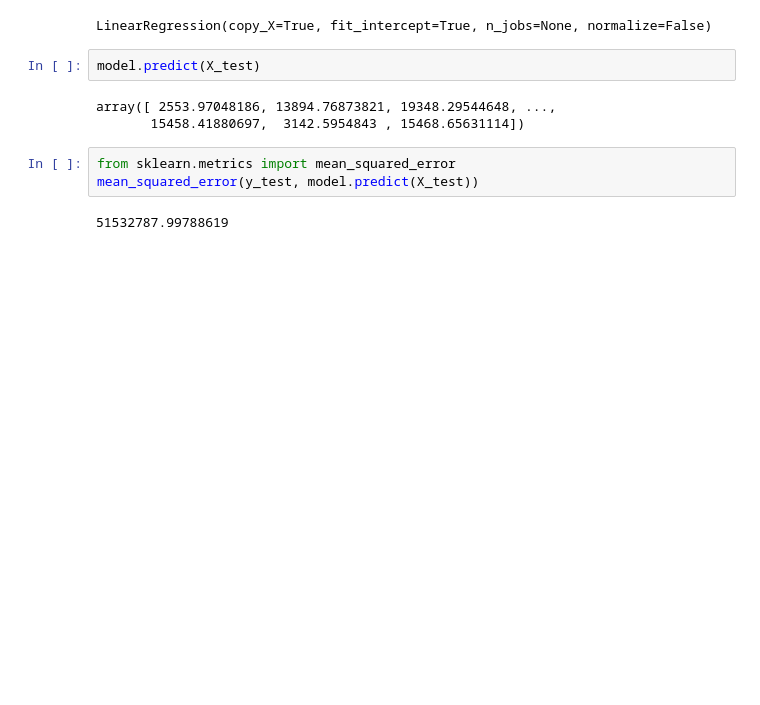
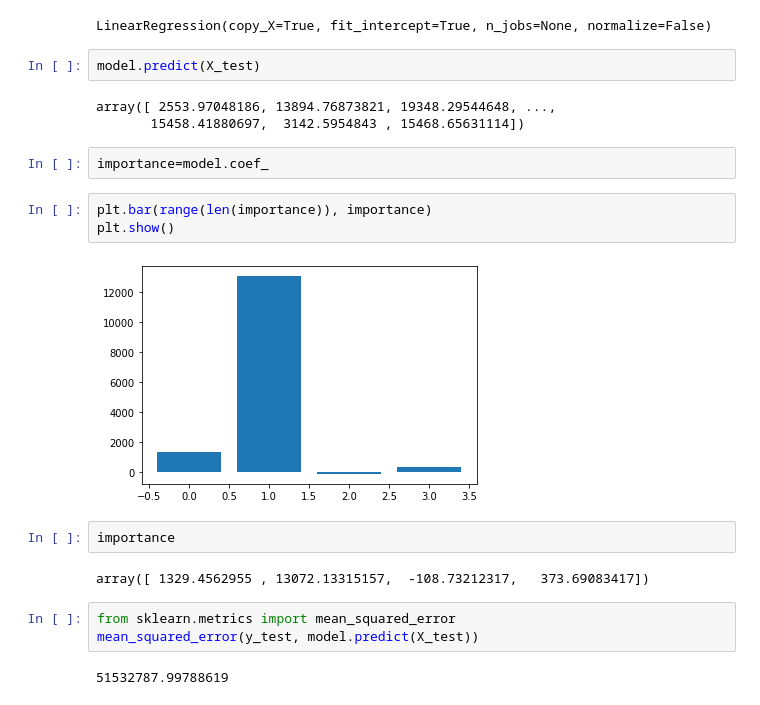
Before and after one commit to llohar/Project_6, a Jupyter notebook: Project6_soln.ipynb, the cells around one changed output. Saved outputs shown, nothing was run; the diff lists cells and outputs as text; blank space fills up the shorter version.

```diff
--- a/Project6_soln.ipynb
+++ b/Project6_soln.ipynb
@@ -449,6 +469,17 @@ model.predict(X_test)
 # %% [output]
 array([ 2553.97048186, 13894.76873821, 19348.29544648, ...,
        15458.41880697,  3142.5954843 , 15468.65631114])
+# %%
+importance=model.coef_
+# %%
+plt.bar(range(len(importance)), importance)
+plt.show()
+# %% [output]
+[figure, added]
+# %%
+importance
+# %% [output]
+array([ 1329.4562955 , 13072.13315157,  -108.73212317,   373.69083417])
 # %%
 from sklearn.metrics import mean_squared_error
 mean_squared_error(y_test, model.predict(X_test))
```
Also changed, not shown: parts of 9 cells of this notebook.
